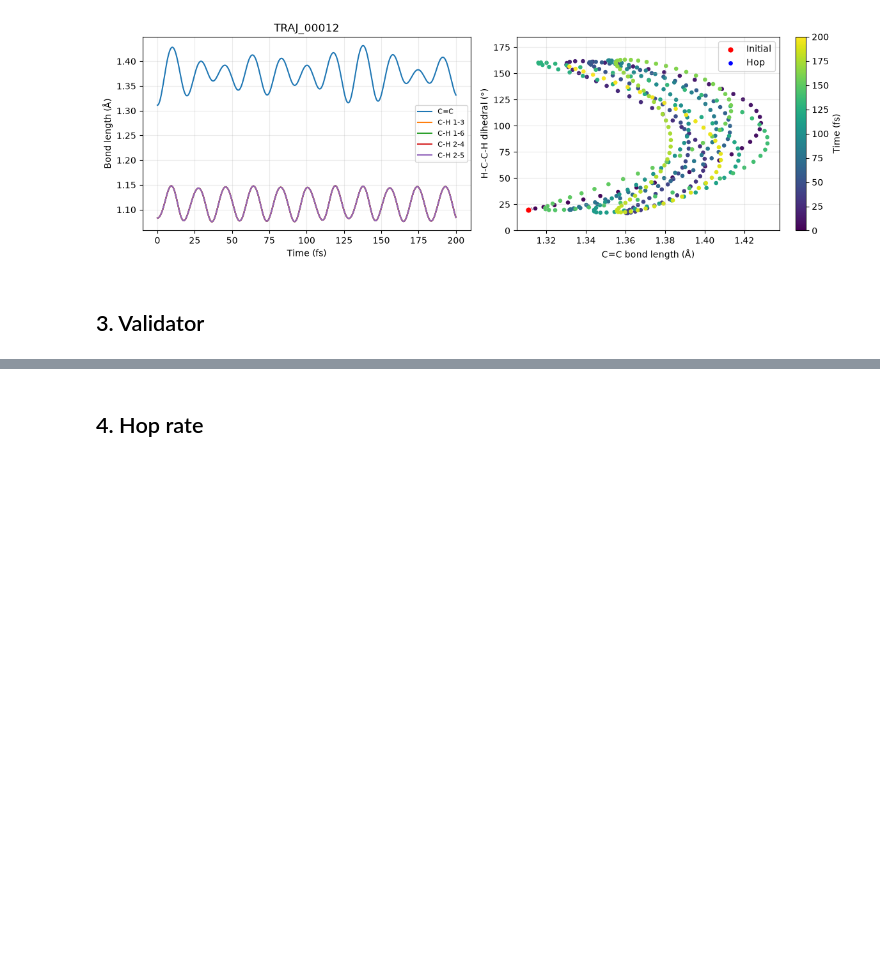
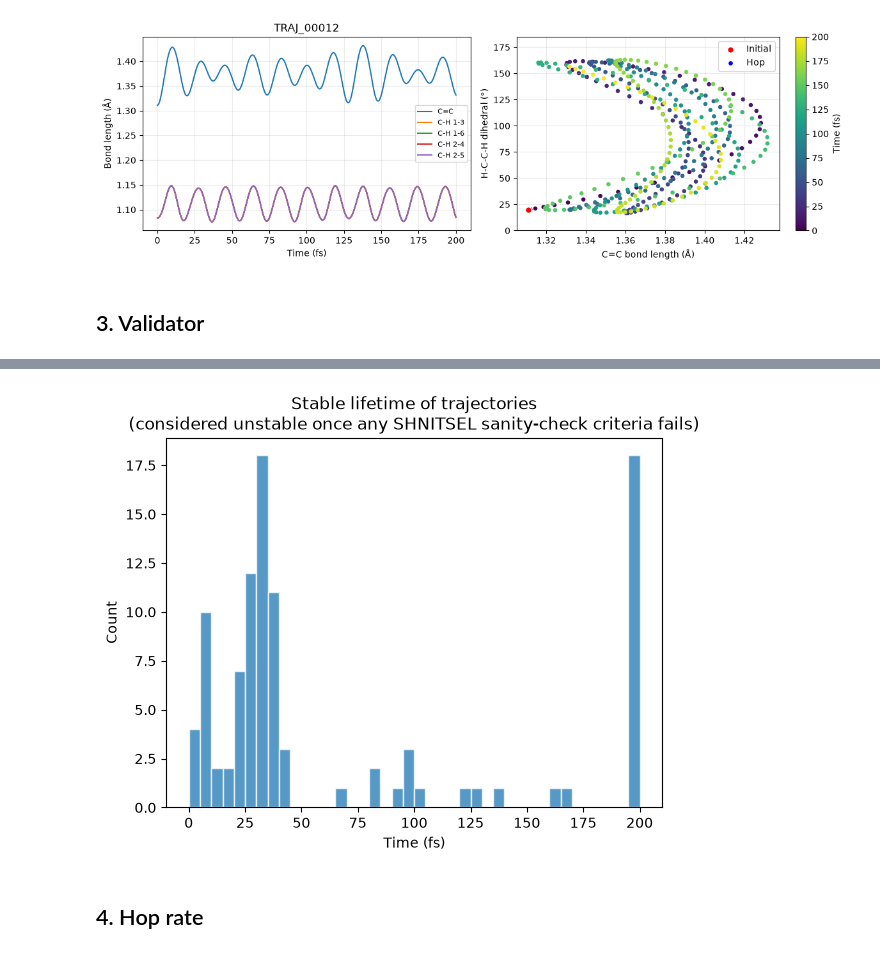
Before and after one commit to yoghurtfork/X-MACE-sampling, a Jupyter notebook: sharc/traj_analyser.ipynb, the cells around one changed output, grey strips where cells are left out. Saved outputs shown, nothing was run; the diff lists cells and outputs as text; code cells hidden in the pictures; blank space fills up the shorter version.

```diff
--- a/sharc/traj_analyser.ipynb
+++ b/sharc/traj_analyser.ipynb
@@ -321,3 +321,11 @@ ax.grid(alpha=.25); fig.tight_layout(); plt.show()
+# %%
+plt.hist(retained_end_times, bins=np.arange(0, TRAJECTORY_CUTOFF_TIME_FS + 1, 5), color="tab:blue", alpha=0.75, edgecolor="white")
+plt.xlabel("Time (fs)")
+plt.ylabel("Count")
+plt.title("Stable lifetime of trajectories\n(considered unstable once any SHNITSEL sanity-check criteria fails)")
+plt.show()
+# %% [output]
+[figure, added]
 # %% [markdown]
 ## 4. Hop rate
 # %%
```
Also changed, not shown: parts of 4 cells of this notebook.
